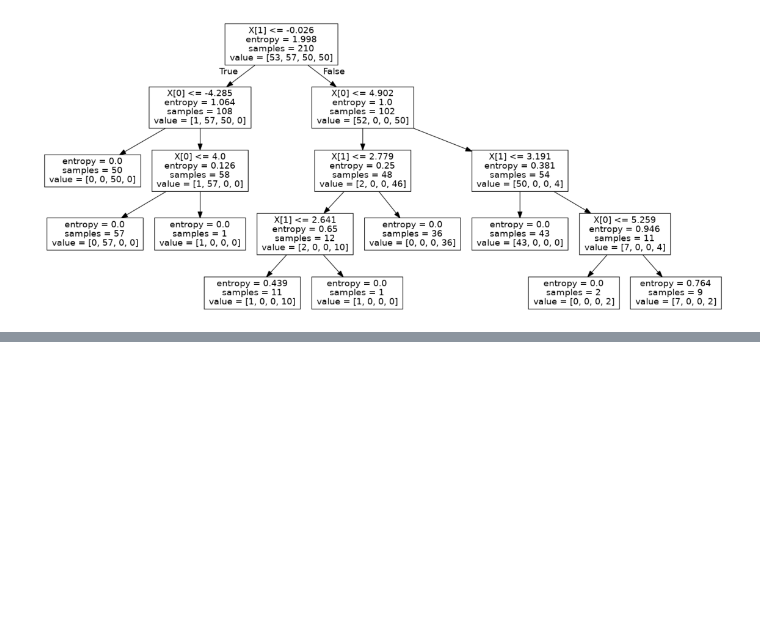
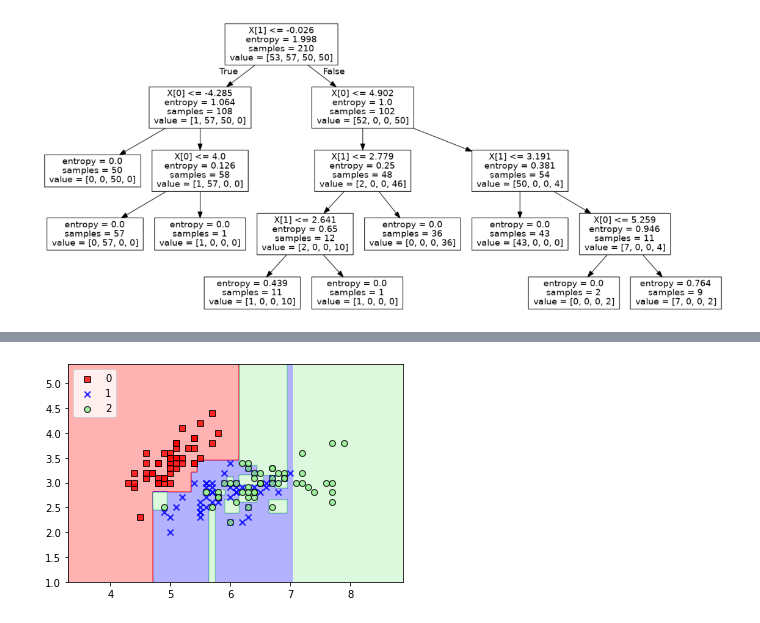
Before and after one commit to GeonHyoung93/stu, a Jupyter notebook: MLdecisiontree.ipynb, the cells around one changed output, grey strips where cells are left out. Cells and saved outputs as stored; diff of their text form; code cells hidden in the pictures; blank space fills up the shorter version.

```diff
--- a/MLdecisiontree.ipynb
+++ b/MLdecisiontree.ipynb
@@ -91,0 +125,7 @@ plt.axis('off')
+# %%
+# 결정영역 시각화
+xdata = iris.data[:, :2]  # petal 계열만
+dtclf.fit(xdata, iris.target)
+mldlpy3.plot_decision_regions(xdata, iris.target, dtclf)
+# %% [output]
+[figure, added]
```
Also changed, not shown: parts of 8 cells of this notebook.
